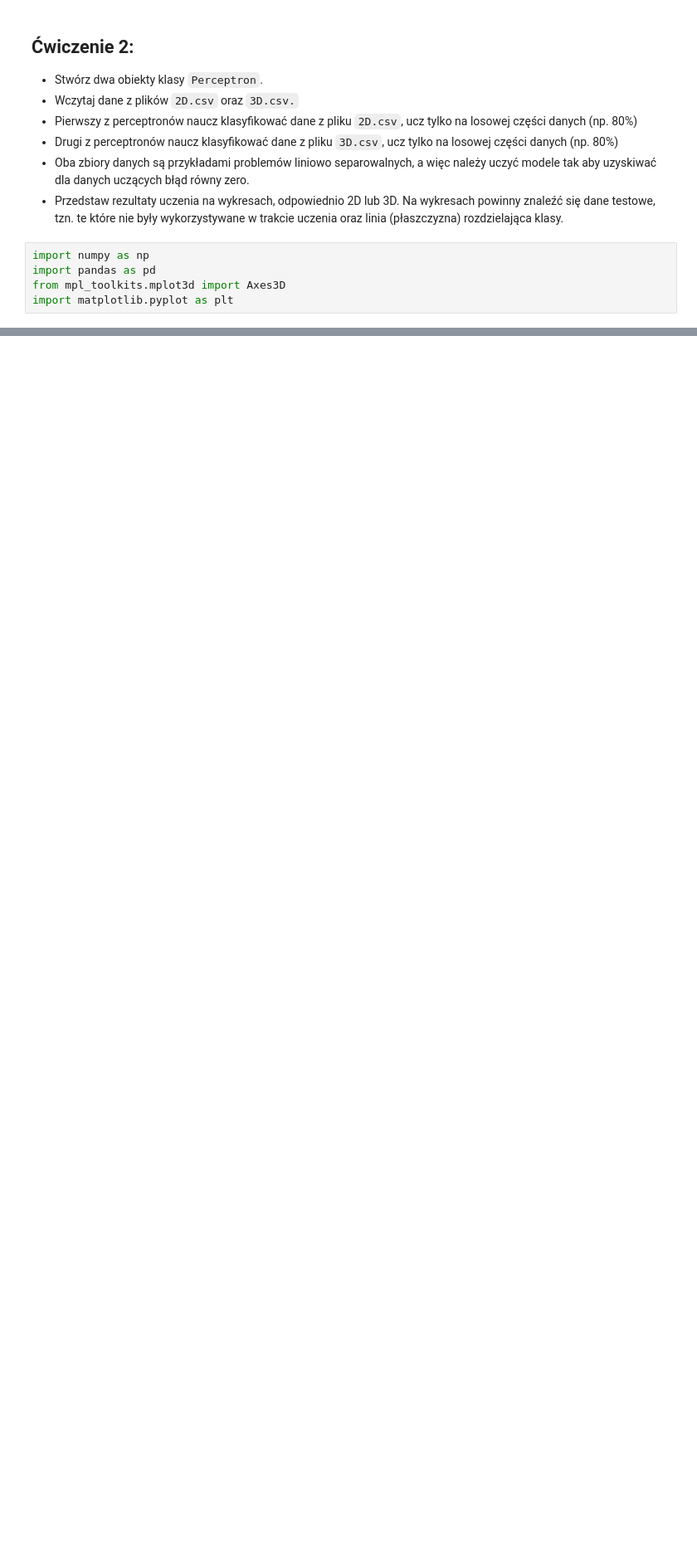
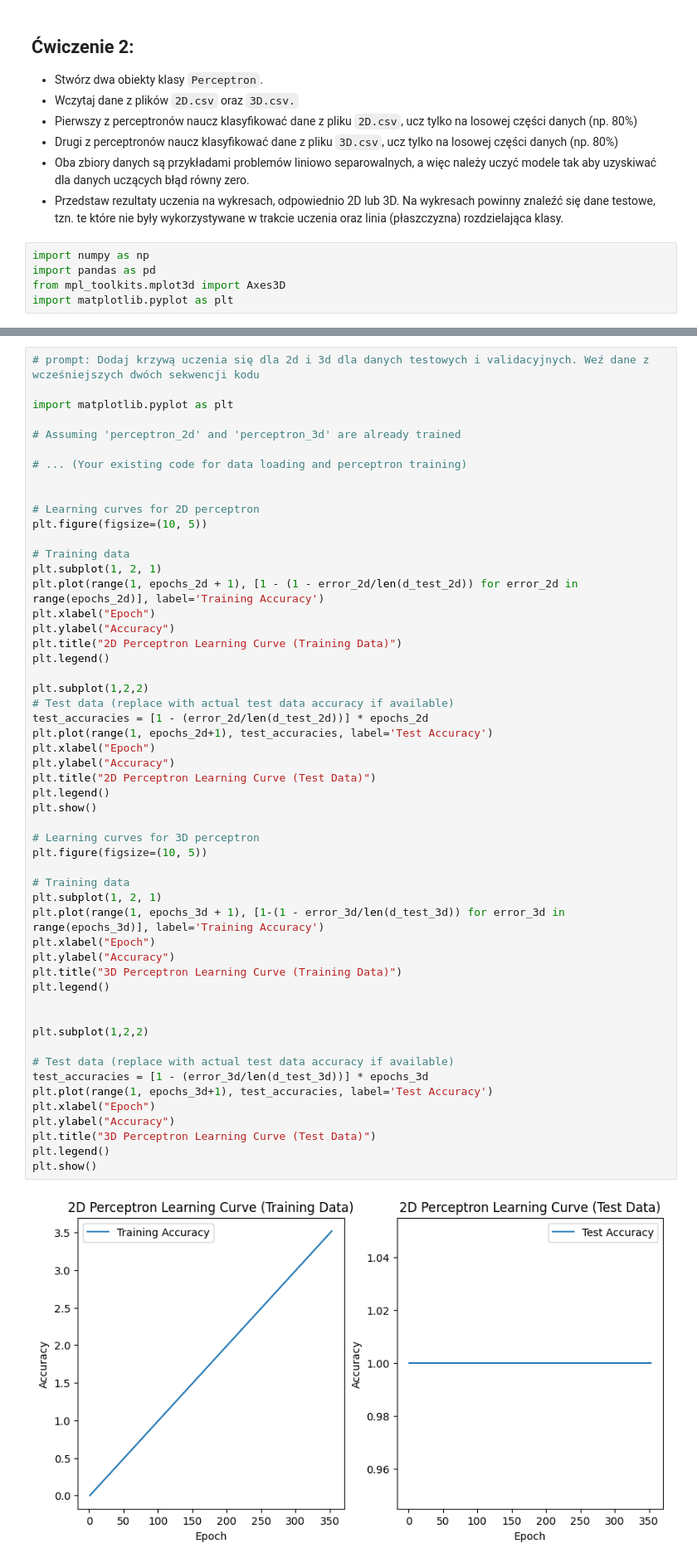
Before and after one commit to agsosin/COLAB, a Jupyter notebook: ZMSI_Lab_1_1 (1).ipynb, the cells around one changed output, grey strips where cells are left out. Shown: that part at 83% size. Saved outputs shown, nothing was run; the diff lists cells and outputs as text; blank space fills up the shorter version.

```diff
--- a/ZMSI_Lab_1_1 (1).ipynb
+++ b/ZMSI_Lab_1_1 (1).ipynb
@@ -84,0 +279,55 @@ df.head()
+# %%
+# prompt: Dodaj krzywą uczenia się dla 2d i 3d dla danych testowych i validacyjnych. Weź dane z wcześniejszych dwóch sekwencji kodu
+
+import matplotlib.pyplot as plt
+
+# Assuming 'perceptron_2d' and 'perceptron_3d' are already trained
+
+# ... (Your existing code for data loading and perceptron training)
+
+
+# Learning curves for 2D perceptron
+plt.figure(figsize=(10, 5))
+
+# Training data
+plt.subplot(1, 2, 1)
+plt.plot(range(1, epochs_2d + 1), [1 - (1 - error_2d/len(d_test_2d)) for error_2d in range(epochs_2d)], label='Training Accuracy')
+plt.xlabel("Epoch")
+plt.ylabel("Accuracy")
+plt.title("2D Perceptron Learning Curve (Training Data)")
+plt.legend()
+
+plt.subplot(1,2,2)
+# Test data (replace with actual test data accuracy if available)
+test_accuracies = [1 - (error_2d/len(d_test_2d))] * epochs_2d
+plt.plot(range(1, epochs_2d+1), test_accuracies, label='Test Accuracy')
+plt.xlabel("Epoch")
+plt.ylabel("Accuracy")
+plt.title("2D Perceptron Learning Curve (Test Data)")
+plt.legend()
+plt.show()
+
+# Learning curves for 3D perceptron
+plt.figure(figsize=(10, 5))
+
+# Training data
+plt.subplot(1, 2, 1)
+plt.plot(range(1, epochs_3d + 1), [1-(1 - error_3d/len(d_test_3d)) for error_3d in range(epochs_3d)], label='Training Accuracy')
+plt.xlabel("Epoch")
+plt.ylabel("Accuracy")
+plt.title("3D Perceptron Learning Curve (Training Data)")
+plt.legend()
+
+
+plt.subplot(1,2,2)
+
+# Test data (replace with actual test data accuracy if available)
+test_accuracies = [1 - (error_3d/len(d_test_3d))] * epochs_3d
+plt.plot(range(1, epochs_3d+1), test_accuracies, label='Test Accuracy')
+plt.xlabel("Epoch")
+plt.ylabel("Accuracy")
+plt.title("3D Perceptron Learning Curve (Test Data)")
+plt.legend()
+plt.show()
+# %% [output]
+[figure, added]
```
Also changed, not shown: parts of 4 cells of this notebook.
